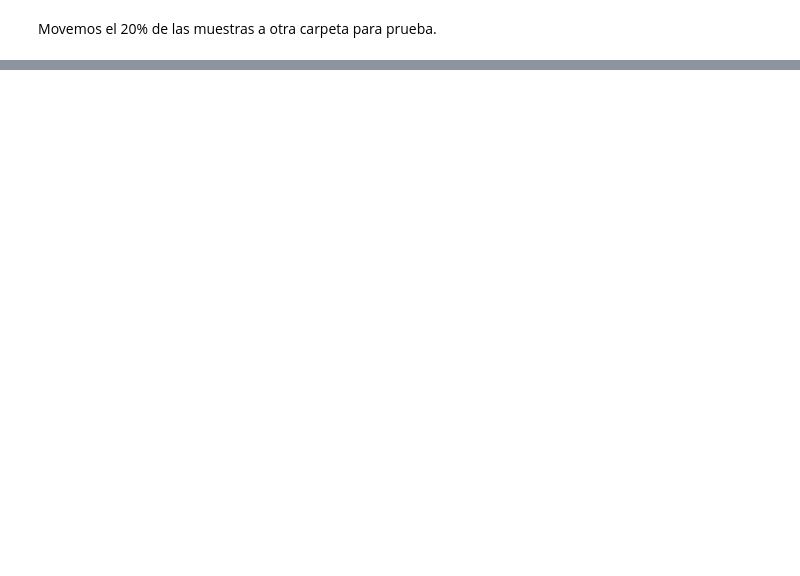
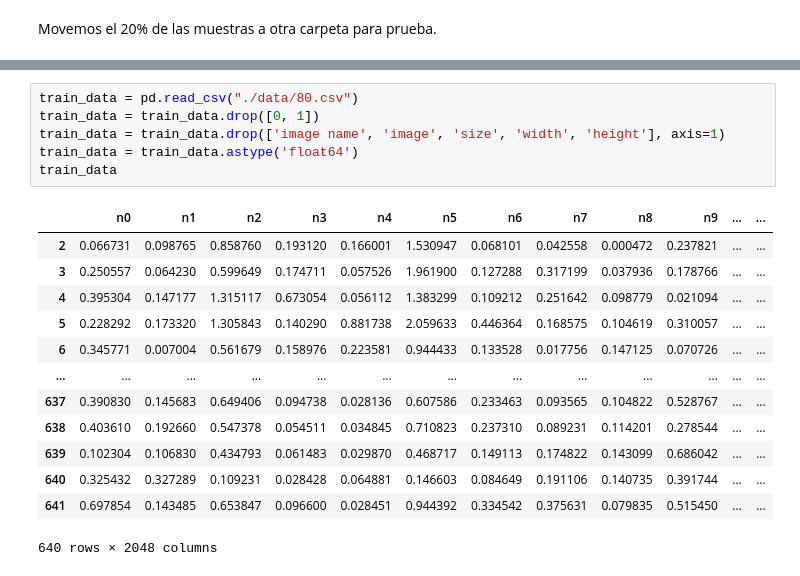
Before and after one commit to Daniel221/machineLearning, a Jupyter notebook: flower_classifier.ipynb, the cells around one changed output, grey strips where cells are left out. Drawn from its saved outputs; the diff is of its cells as text; blank space fills up the shorter version.

```diff
--- a/flower_classifier.ipynb
+++ b/flower_classifier.ipynb
@@ -481,0 +250,20 @@ El mejor modelo sin lugar a dudas fue el de logistic regression, logrando con no
+# %%
+train_data = pd.read_csv("./data/80.csv")
+train_data = train_data.drop([0, 1])
+train_data = train_data.drop(['image name', 'image', 'size', 'width', 'height'], axis=1)
+train_data = train_data.astype('float64')
+train_data
+# %% [output]
+|  | n0 | n1 | n2 | n3 | n4 | n5 | n6 | n7 | n8 | n9 | ... | ... |
+| 2 | 0.066731 | 0.098765 | 0.858760 | 0.193120 | 0.166001 | 1.530947 | 0.068101 | 0.042558 | 0.000472 | 0.237821 | ... | ... |
+| 3 | 0.250557 | 0.064230 | 0.599649 | 0.174711 | 0.057526 | 1.961900 | 0.127288 | 0.317199 | 0.037936 | 0.178766 | ... | ... |
+| 4 | 0.395304 | 0.147177 | 1.315117 | 0.673054 | 0.056112 | 1.383299 | 0.109212 | 0.251642 | 0.098779 | 0.021094 | ... | ... |
+| 5 | 0.228292 | 0.173320 | 1.305843 | 0.140290 | 0.881738 | 2.059633 | 0.446364 | 0.168575 | 0.104619 | 0.310057 | ... | ... |
+| 6 | 0.345771 | 0.007004 | 0.561679 | 0.158976 | 0.223581 | 0.944433 | 0.133528 | 0.017756 | 0.147125 | 0.070726 | ... | ... |
+| ... | ... | ... | ... | ... | ... | ... | ... | ... | ... | ... | ... | ... |
+| 637 | 0.390830 | 0.145683 | 0.649406 | 0.094738 | 0.028136 | 0.607586 | 0.233463 | 0.093565 | 0.104822 | 0.528767 | ... | ... |
+| 638 | 0.403610 | 0.192660 | 0.547378 | 0.054511 | 0.034845 | 0.710823 | 0.237310 | 0.089231 | 0.114201 | 0.278544 | ... | ... |
+| 639 | 0.102304 | 0.106830 | 0.434793 | 0.061483 | 0.029870 | 0.468717 | 0.149113 | 0.174822 | 0.143099 | 0.686042 | ... | ... |
+| 640 | 0.325432 | 0.327289 | 0.109231 | 0.028428 | 0.064881 | 0.146603 | 0.084649 | 0.191106 | 0.140735 | 0.391744 | ... | ... |
+| 641 | 0.697854 | 0.143485 | 0.653847 | 0.096600 | 0.028451 | 0.944392 | 0.334542 | 0.375631 | 0.079835 | 0.515450 | ... | ... |
+640 rows × 2048 columns
```
Also changed, not shown: parts of 50 cells of this notebook.
